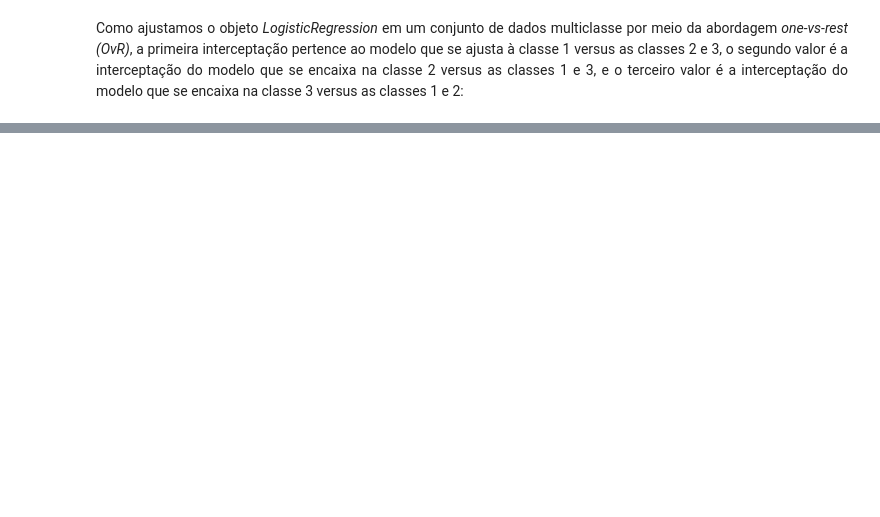
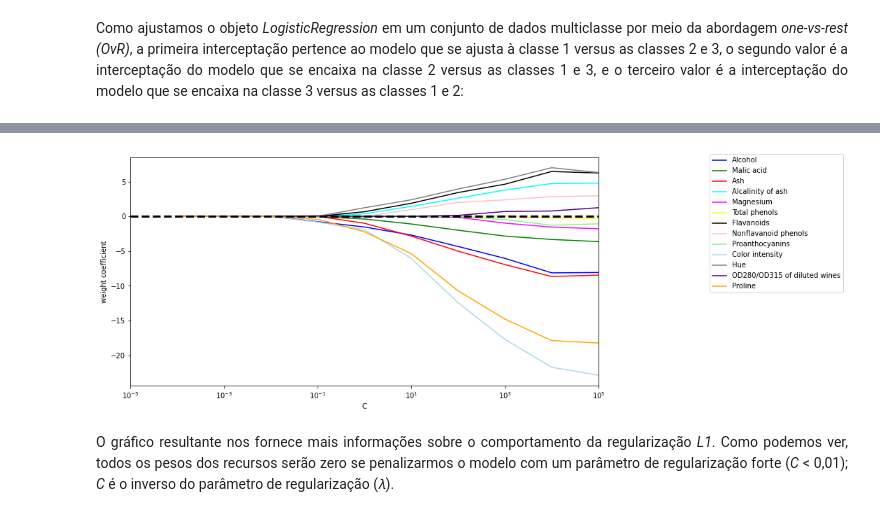
Before and after one commit to willianpina/Machine_Learning_Studies, a Jupyter notebook: Preprocessamento de dados.ipynb, the cells around one changed output, grey strips where cells are left out. Drawn from its saved outputs; the diff is of its cells as text; code cells hidden in the pictures; blank space fills up the shorter version.

```diff
--- a/Preprocessamento de dados.ipynb
+++ b/Preprocessamento de dados.ipynb
@@ -393,0 +400,41 @@ array([[ 1.24615609,  0.18052545,  0.74232498, -1.1600626 ,  0.        ,
+# %%
+import matplotlib.pyplot as plt
+
+fig = plt.figure(figsize=(12,6))
+ax = plt.subplot(111)
+
+colors = ['blue', 'green', 'red', 'cyan',
+          'magenta', 'yellow', 'black',
+          'pink', 'lightgreen', 'lightblue',
+          'gray', 'indigo', 'orange']
+
+weights, params = [], []
+for c in np.arange(-4., 6.):
+    lr = LogisticRegression(penalty='l1', C=10.**c, solver='liblinear',
+                            multi_class='ovr', random_state=0)
+    lr.fit(X_train_std, y_train)
+    weights.append(lr.coef_[1])
+    params.append(10**c)
+
+weights = np.array(weights)
+
+
+for column, color in zip(range(weights.shape[1]), colors):
+
+    plt.plot(params, weights[:, column],
+             label=df_wine.columns[column + 1],
+             color=color)
+plt.axhline(0, color='black', linestyle='--', linewidth=3)
+plt.xlim([10**(-5), 10**5])
+plt.ylabel('weight coefficient')
+plt.xlabel('C')
+plt.xscale('log')
+plt.legend(loc='upper left')
+ax.legend(loc='upper center',
+          bbox_to_anchor=(1.38, 1.03),
+          ncol=1, fancybox=True)
+plt.show()
+# %% [output]
+[figure, added]
+# %% [markdown]
+<p align='justify'>O gráfico resultante nos fornece mais informações sobre o comportamento da regularização <i>L1</i>. Como podemos ver, todos os pesos dos recursos serão zero se penalizarmos o modelo com um parâmetro de regularização forte (<i>C</i> < 0,01); <i>C</i> é o inverso do parâmetro de regularização (𝜆).</p>
```
Also changed, not shown: parts of 19 cells of this notebook.
